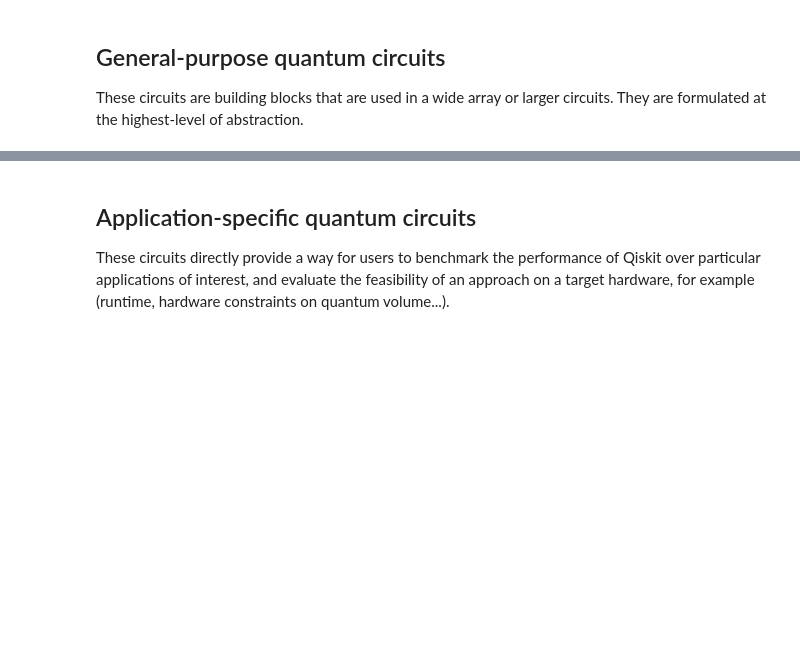
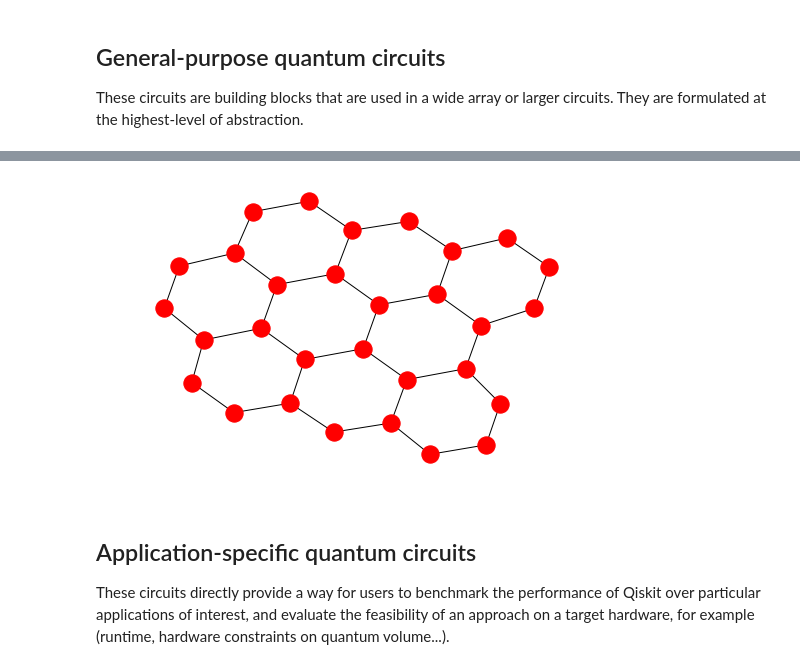
Before and after one commit to eddieschoute/circuit-benchmarks, a Jupyter notebook: benchmark_circuits.ipynb, the cells around one changed output, grey strips where cells are left out. Cells and saved outputs as stored; diff of their text form; code cells hidden in the pictures; blank space fills up the shorter version.

Commit message:
created coupling maps for square, hex and triangular lattices

```diff
--- a/benchmark_circuits.ipynb
+++ b/benchmark_circuits.ipynb
@@ -29,3 +58,9 @@ pm = Pass
+# %%
+g = hexagonal_lattice_graph(3,3)
+pos = kamada_kawai_layout(g)
+draw(g, pos)
+# %% [output]
+[figure, added]
 # %% [markdown]
 ## Application-specific quantum circuits
 
```
Also changed, not shown: parts of 4 cells of this notebook.
